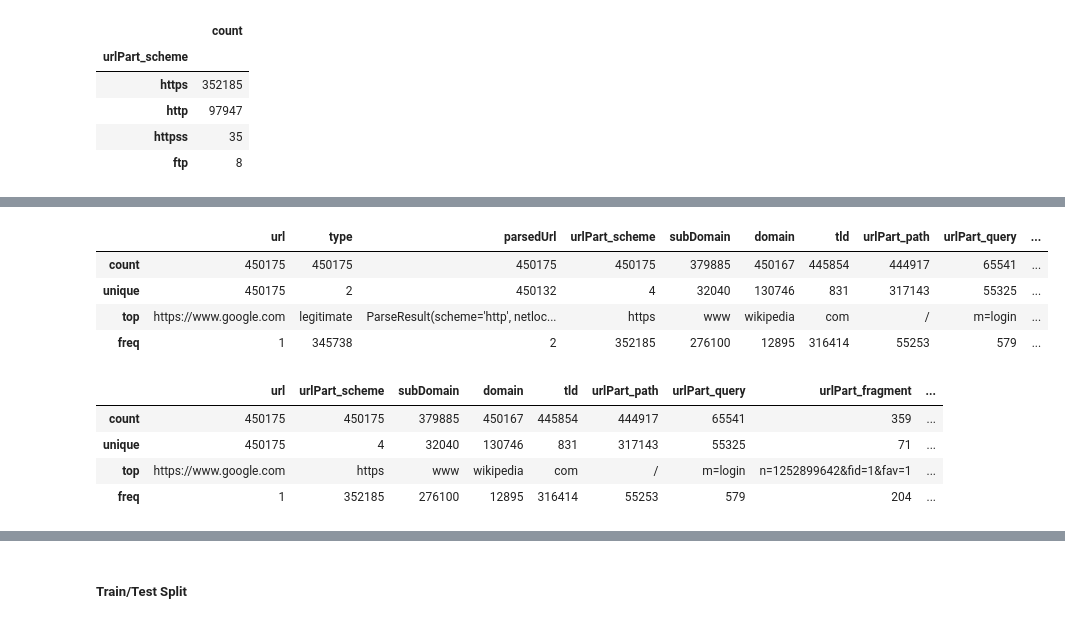
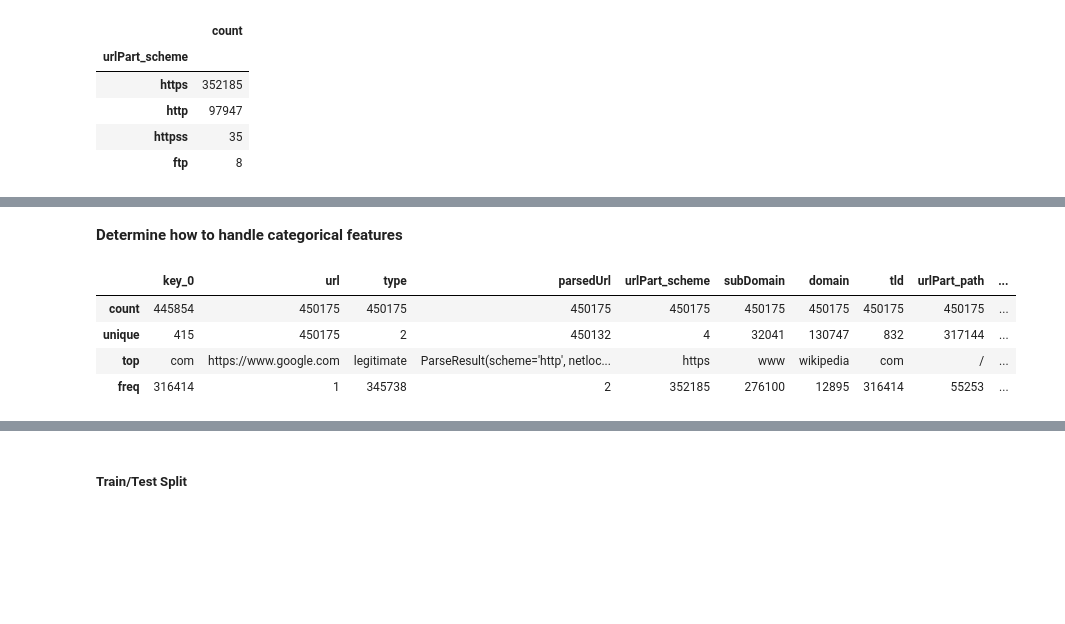
Before and after one commit to mdgarber/DetectPhishURL, a Jupyter notebook: DetectPhishURL/notebooks/detectPhish_preprocess&model.ipynb, the cells around one changed output, grey strips where cells are left out. Drawn from its saved outputs; the diff is of its cells as text; code cells hidden in the pictures; blank space fills up the shorter version.

```diff
--- a/DetectPhishURL/notebooks/detectPhish_preprocess&model.ipynb
+++ b/DetectPhishURL/notebooks/detectPhish_preprocess&model.ipynb
@@ -26,6 +26,9 @@ from sklearn.model_selection import train_test_split
 # Import Data set
 dataDir = os.path.join('../data/interim/urlData_raw.csv')
 urlData = pd.read_csv(dataDir)
+# %%
+# add new useful feature: URL length
+urlData['url_Length'] = urlData['url'].apply(len)
 # %%
 # Data Info
 urlData.info()
@@ -49,0 +63,13 @@ memory usage: 55.8+ MB
+# %%
+# Additional data cleaning - set missing values to zero
+values = {
+    'subDomain': 0,
+    'domain': 0,
+    'tld': 0,
+    'urlPart_path': 0,
+    'urlPart_query': 0,
+    'urlPart_fragment': 0,
+    'Type': 0,
+    'TLD Manager': 0}
+
+urlData = urlData.fillna(value=values)
@@ -94,22 +163,14 @@ pd.DataFrame(urlData['subDomain'].value_counts())
+# %% [markdown]
+**Determine how to handle categorical features**
 # %%
-# Let's see # of uniques for each feature - use to determine categorical fields to dummy
-urlData[['url', 'type', 'parsedUrl', 'urlPart_scheme',
+# Let's see cardinality / # of uniques for each feature - use to determine categorical fields to dummy and how to encode - one-hot vs label
+urlData[['key_0', 'url', 'type', 'parsedUrl', 'urlPart_scheme',
        'subDomain', 'domain', 'tld', 'urlPart_path', 'urlPart_query',
        'urlPart_fragment', 'tld_join', 'Domain', 'Type', 'TLD Manager',
        'isIPaddress', 'isPhish_bool']].describe()
 # %% [output]
-|  | url | type | parsedUrl | urlPart_scheme | subDomain | domain | tld | urlPart_path | urlPart_query | ... |
-| count | 450175 | 450175 | 450175 | 450175 | 379885 | 450167 | 445854 | 444917 | 65541 | ... |
-| unique | 450175 | 2 | 450132 | 4 | 32040 | 130746 | 831 | 317143 | 55325 | ... |
-| top | https://www.google.com | legitimate | ParseResult(scheme='http', netloc... | https | www | wikipedia | com | / | m=login | ... |
-| freq | 1 | 345738 | 2 | 352185 | 276100 | 12895 | 316414 | 55253 | 579 | ... |
+|  | key_0 | url | type | parsedUrl | urlPart_scheme | subDomain | domain | tld | urlPart_path | ... |
+| count | 445854 | 450175 | 450175 | 450175 | 450175 | 450175 | 450175 | 450175 | 450175 | ... |
+| unique | 415 | 450175 | 2 | 450132 | 4 | 32041 | 130747 | 832 | 317144 | ... |
+| top | com | https://www.google.com | legitimate | ParseResult(scheme='http', netloc... | https | www | wikipedia | com | / | ... |
+| freq | 316414 | 1 | 345738 | 2 | 352185 | 276100 | 12895 | 316414 | 55253 | ... |
-# %%
-# features to keep
-urlData[['url', 'urlPart_scheme', 'subDomain', 'domain', 'tld', 'urlPart_path', 'urlPart_query', 'urlPart_fragment','Type', 'TLD Manager',
-       'isIPaddress', 'isPhish_bool']].describe()
-# %% [output]
-|  | url | urlPart_scheme | subDomain | domain | tld | urlPart_path | urlPart_query | urlPart_fragment | ... |
-| count | 450175 | 450175 | 379885 | 450167 | 445854 | 444917 | 65541 | 359 | ... |
-| unique | 450175 | 4 | 32040 | 130746 | 831 | 317143 | 55325 | 71 | ... |
-| top | https://www.google.com | https | www | wikipedia | com | / | m=login | n=1252899642&fid=1&fav=1 | ... |
-| freq | 1 | 352185 | 276100 | 12895 | 316414 | 55253 | 579 | 204 | ... |
```
Also changed, not shown: parts of 29 cells of this notebook.
